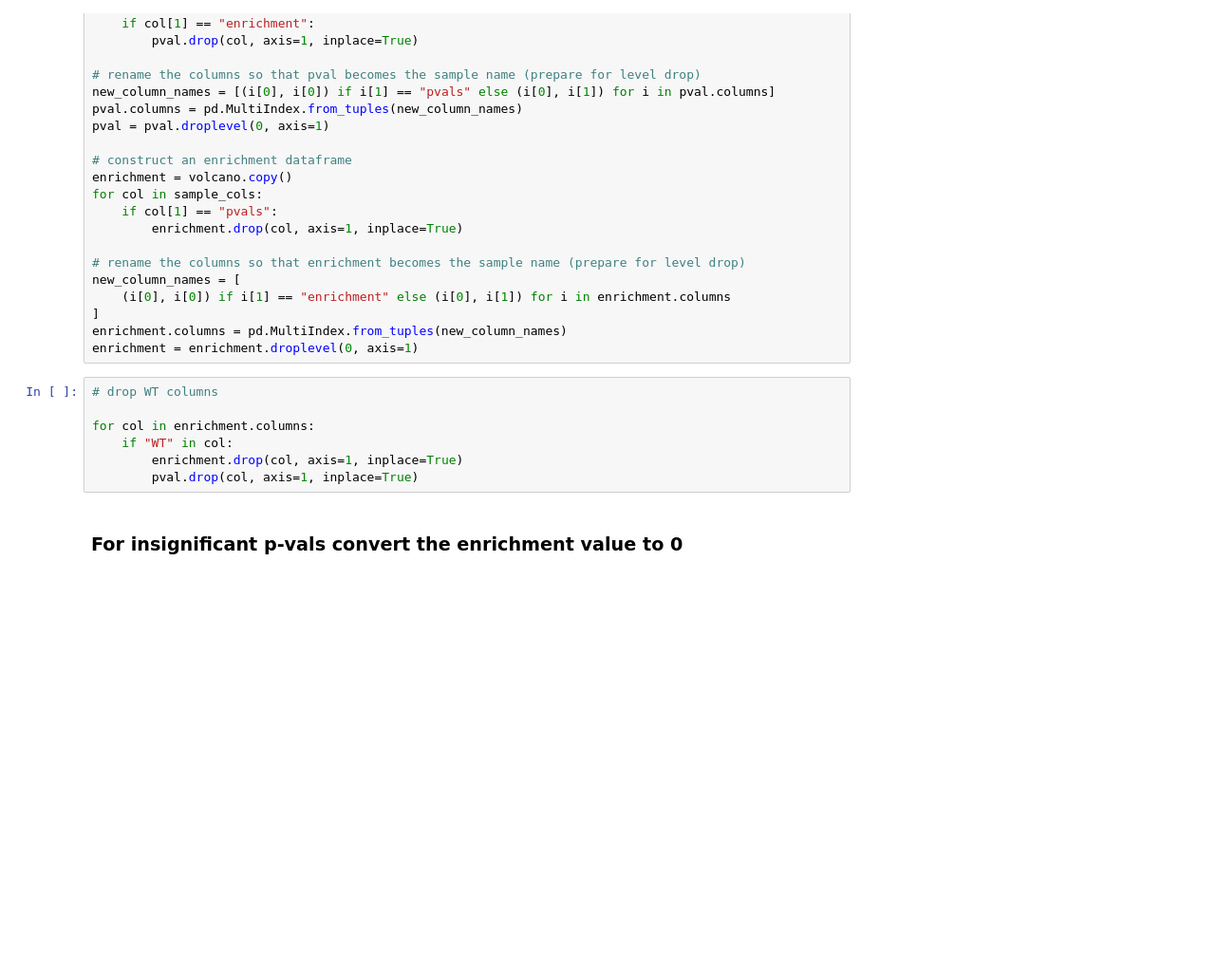
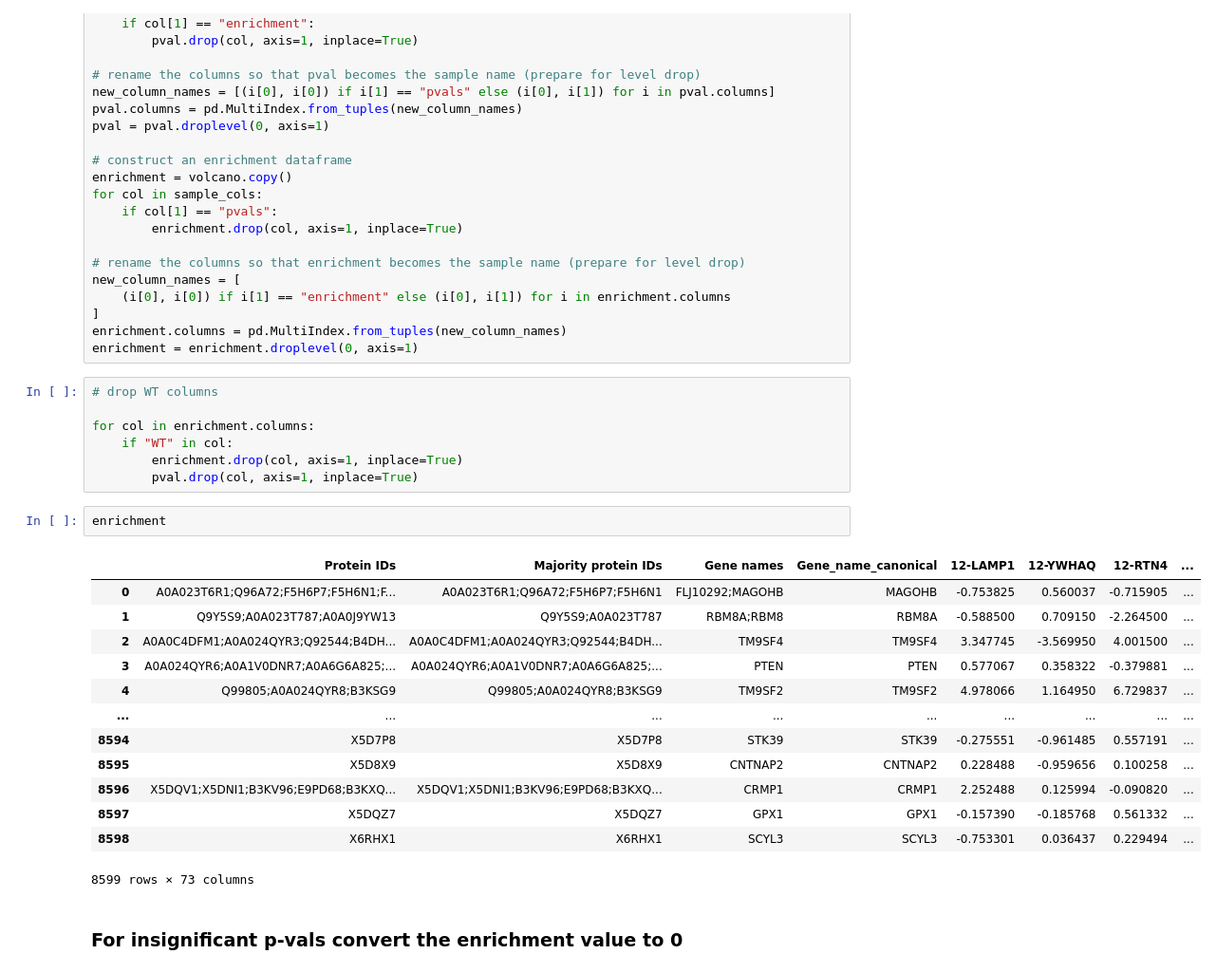
Before and after one commit to czbiohub-sf/Organelle_IP_analyses_and_figures, a Jupyter notebook: notebooks/Fig1/panel_L/Fig1_L_heatmap.ipynb, the cells around one changed output. Shown at 95% size. Cells and saved outputs as stored; diff of their text form; blank space fills up the shorter version.

```diff
--- a/notebooks/Fig1/panel_L/Fig1_L_heatmap.ipynb
+++ b/notebooks/Fig1/panel_L/Fig1_L_heatmap.ipynb
@@ -106,6 +106,22 @@ for col in enrichment.columns:
     if "WT" in col:
         enrichment.drop(col, axis=1, inplace=True)
         pval.drop(col, axis=1, inplace=True)
+# %%
+enrichment
+# %% [output]
+|  | Protein IDs | Majority protein IDs | Gene names | Gene_name_canonical | 12-LAMP1 | 12-YWHAQ | 12-RTN4 | ... |
+| 0 | A0A023T6R1;Q96A72;F5H6P7;F5H6N1;F... | A0A023T6R1;Q96A72;F5H6P7;F5H6N1 | FLJ10292;MAGOHB | MAGOHB | -0.753825 | 0.560037 | -0.715905 | ... |
+| 1 | Q9Y5S9;A0A023T787;A0A0J9YW13 | Q9Y5S9;A0A023T787 | RBM8A;RBM8 | RBM8A | -0.588500 | 0.709150 | -2.264500 | ... |
+| 2 | A0A0C4DFM1;A0A024QYR3;Q92544;B4DH... | A0A0C4DFM1;A0A024QYR3;Q92544;B4DH... | TM9SF4 | TM9SF4 | 3.347745 | -3.569950 | 4.001500 | ... |
+| 3 | A0A024QYR6;A0A1V0DNR7;A0A6G6A825;... | A0A024QYR6;A0A1V0DNR7;A0A6G6A825;... | PTEN | PTEN | 0.577067 | 0.358322 | -0.379881 | ... |
+| 4 | Q99805;A0A024QYR8;B3KSG9 | Q99805;A0A024QYR8;B3KSG9 | TM9SF2 | TM9SF2 | 4.978066 | 1.164950 | 6.729837 | ... |
+| ... | ... | ... | ... | ... | ... | ... | ... | ... |
+| 8594 | X5D7P8 | X5D7P8 | STK39 | STK39 | -0.275551 | -0.961485 | 0.557191 | ... |
+| 8595 | X5D8X9 | X5D8X9 | CNTNAP2 | CNTNAP2 | 0.228488 | -0.959656 | 0.100258 | ... |
+| 8596 | X5DQV1;X5DNI1;B3KV96;E9PD68;B3KXQ... | X5DQV1;X5DNI1;B3KV96;E9PD68;B3KXQ... | CRMP1 | CRMP1 | 2.252488 | 0.125994 | -0.090820 | ... |
+| 8597 | X5DQZ7 | X5DQZ7 | GPX1 | GPX1 | -0.157390 | -0.185768 | 0.561332 | ... |
+| 8598 | X6RHX1 | X6RHX1 | SCYL3 | SCYL3 | -0.753301 | 0.036437 | 0.229494 | ... |
+8599 rows × 73 columns
 # %% [markdown]
 ### For insignificant p-vals convert the enrichment value to 0
 # %%
```
Also changed, not shown: parts of 2 cells of this notebook.
